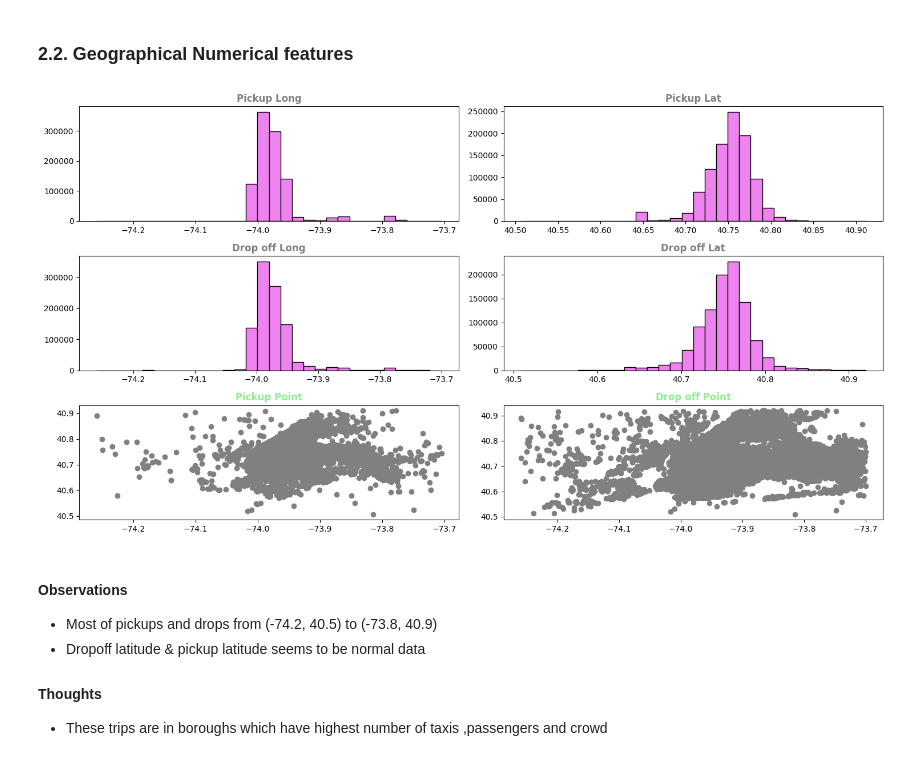
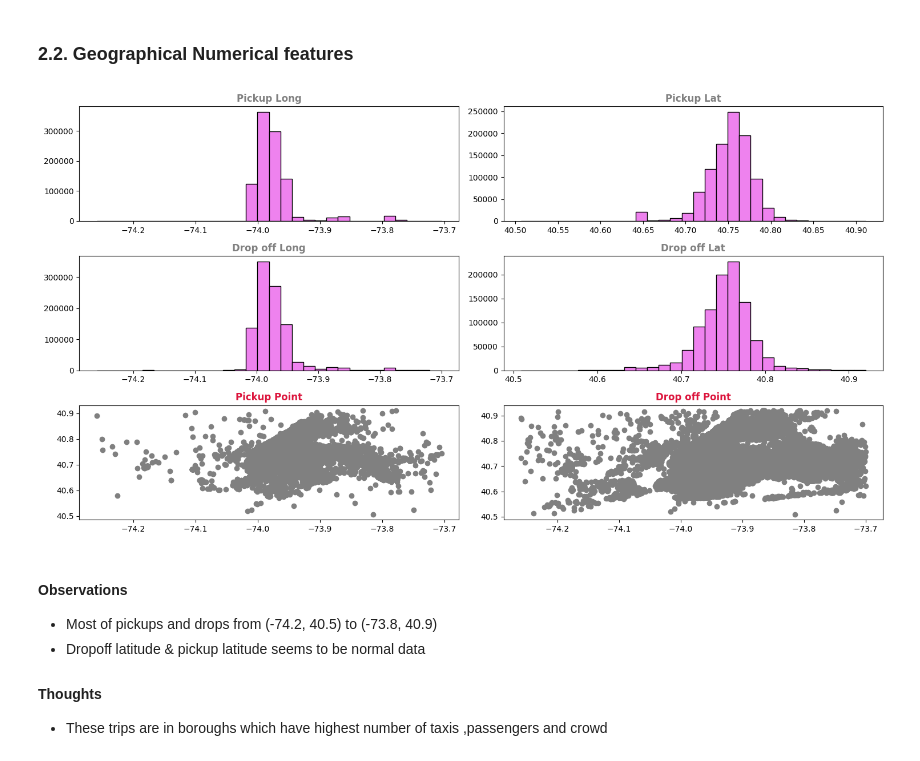
Before and after one commit to Abd-Salem/NYC-Taxi-trip-duration-prediction, a Jupyter notebook: EDA-trip-duration.ipynb, the cells around one changed output. Saved outputs shown, nothing was run; the diff lists cells and outputs as text; code cells hidden in the pictures.

```diff
--- a/EDA-trip-duration.ipynb
+++ b/EDA-trip-duration.ipynb
@@ -221,30 +221,30 @@ val_df_clean = val_df_clean[(val_df_clean['dropoff_latitude'] >= 40.50) & (val_d
 # %%
 # let's visualize the distibution of the geo features
 fig, axes = plt.subplots(nrows=3, ncols=2, figsize=(15,8))
 
 axes[0,0].hist(df_clean['pickup_longitude'], bins=30, color='violet', edgecolor='black')
 axes[0,0].set_title('Pickup Long', weight='bold', color='grey')
 
 axes[0,1].hist(df_clean['pickup_latitude'], bins=30, color='violet', edgecolor='black')
 axes[0,1].set_title('Pickup Lat', weight='bold', color='grey')
 
 axes[1,0].hist(df_clean['dropoff_longitude'], bins=30, color='violet', edgecolor='black')
 axes[1,0].set_title('Drop off Long', weight='bold', color='grey')
 
 axes[1,1].hist(df_clean['dropoff_latitude'], bins=30, color='violet', edgecolor='black')
 axes[1,1].set_title('Drop off Lat', weight='bold', color='grey')
 
 axes[2,0].scatter(df_clean['pickup_longitude'], df_clean['pickup_latitude'], color='grey')
-axes[2,0].set_title('Pickup Point', weight='bold', color='lightgreen')
+axes[2,0].set_title('Pickup Point', weight='bold', color='crimson')
 
 axes[2,1].scatter(df_clean['dropoff_longitude'], df_clean['dropoff_latitude'], color='grey')
-axes[2,1].set_title('Drop off Point', weight='bold', color='lightgreen')
+axes[2,1].set_title('Drop off Point', weight='bold', color='crimson')
 
 
 plt.tight_layout()
 plt.show()
 # %% [output]
-[figure, old version]
+[figure, new version]
 # %% [markdown]
 #### Observations
 - Most of pickups and drops from (-74.2, 40.5) to (-73.8, 40.9)
```
Also changed, not shown: parts of 4 cells of this notebook.
